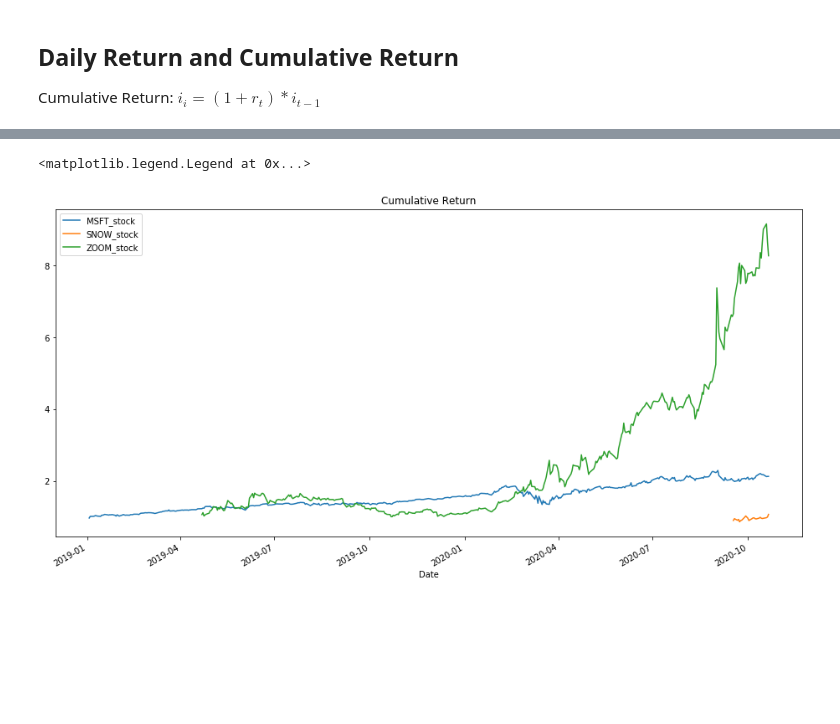
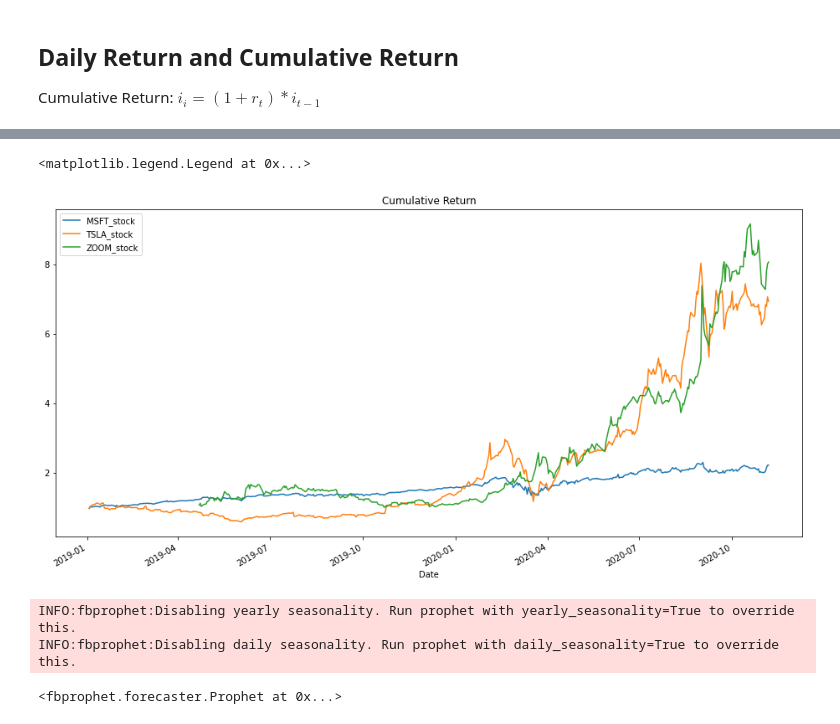
Before and after one commit to davidrkearney/Kearney_Data_Science, a Jupyter notebook: _notebooks/2020-10-22-stock-market-returns.ipynb, the cells around one changed output, grey strips where cells are left out. Saved outputs shown, nothing was run; the diff lists cells and outputs as text; code cells hidden in the pictures; blank space fills up the shorter version.

```diff
--- a/_notebooks/2020-10-22-stock-market-returns.ipynb
+++ b/_notebooks/2020-10-22-stock-market-returns.ipynb
@@ -25,8 +29,8 @@ MSFT_stock.head()
 ZOOM_stock = web.DataReader('ZM', 'yahoo', start, end)
 ZOOM_stock.head()
 
-SNOW_stock = web.DataReader('SNOW', 'yahoo', start, end)
-SNOW_stock.head()
+TSLA_stock = web.DataReader('TSLA', 'yahoo', start, end)
+TSLA_stock.head()
 # %% [output]
 |  | High | Low | Open | Close | Volume | Adj Close |
 | Date |  |  |  |  |  |  |
@@ -65,7 +69,7 @@ MSFT_stock['Volume'].argmax()
 291
 # %%
 MSFT_stock['Total Traded'] = MSFT_stock['Open']*MSFT_stock['Volume']
-SNOW_stock['Total Traded'] = SNOW_stock['Open']*SNOW_stock['Volume']
+TSLA_stock['Total Traded'] = TSLA_stock['Open']*TSLA_stock['Volume']
 ZOOM_stock['Total Traded'] = ZOOM_stock['Open']*ZOOM_stock['Volume']
 # %%
 MSFT_stock['Total Traded'].plot(label='MSFT_stock',figsize=(16,8))
@@ -144,6 +148,6 @@ MSFT_stock.head()
 | 2019-01-07 | 103.269997 | 100.980003 | 101.639999 | 102.059998 | 35656100.0 | 99.779205 | 3.624086e+09 | 0.001275 |
 | 2019-01-08 | 103.970001 | 101.709999 | 103.040001 | 102.800003 | 31514400.0 | 100.502670 | 3.247244e+09 | 0.007251 |
 # %%
-SNOW_stock['returns'] = SNOW_stock['Close'].pct_change(1)
+TSLA_stock['returns'] = TSLA_stock['Close'].pct_change(1)
 ZOOM_stock['returns'] = ZOOM_stock['Close'].pct_change(1)
 # %%
@@ -233,13 +237,13 @@ MSFT_stock.head()
 | 2019-01-07 | 103.269997 | 100.980003 | 101.639999 | 102.059998 | 35656100.0 | 99.779205 | 3.624086e+09 | 0.001275 | 1.009296 |
 | 2019-01-08 | 103.970001 | 101.709999 | 103.040001 | 102.800003 | 31514400.0 | 100.502670 | 3.247244e+09 | 0.007251 | 1.016614 |
 # %%
-SNOW_stock['Cumulative Return'] = (1 + SNOW_stock['returns']).cumprod()
+TSLA_stock['Cumulative Return'] = (1 + TSLA_stock['returns']).cumprod()
 ZOOM_stock['Cumulative Return'] = (1 + ZOOM_stock['returns']).cumprod()
 # %%
 MSFT_stock['Cumulative Return'].plot(label='MSFT_stock',figsize=(16,8),title='Cumulative Return')
-SNOW_stock['Cumulative Return'].plot(label='SNOW_stock')
+TSLA_stock['Cumulative Return'].plot(label='TSLA_stock')
 ZOOM_stock['Cumulative Return'].plot(label='ZOOM_stock')
 plt.legend()
 # %% [output]
 <matplotlib.legend.Legend at 0x...>
-[figure, old version]
+[figure, new version]
@@ -245,0 +252,10 @@ plt.legend()
+# %%
+MSFT_stock['ds'] = MSFT_stock.index
+MSFT_stock['y'] = MSFT_stock.Open
+
+m = Prophet()
+m.fit(MSFT_stock)
+# %% [output]
+INFO:fbprophet:Disabling yearly seasonality. Run prophet with yearly_seasonality=True to override this.
+INFO:fbprophet:Disabling daily seasonality. Run prophet with daily_seasonality=True to override this.
+<fbprophet.forecaster.Prophet at 0x...>
```
Also changed, not shown: parts of 41 cells of this notebook.
